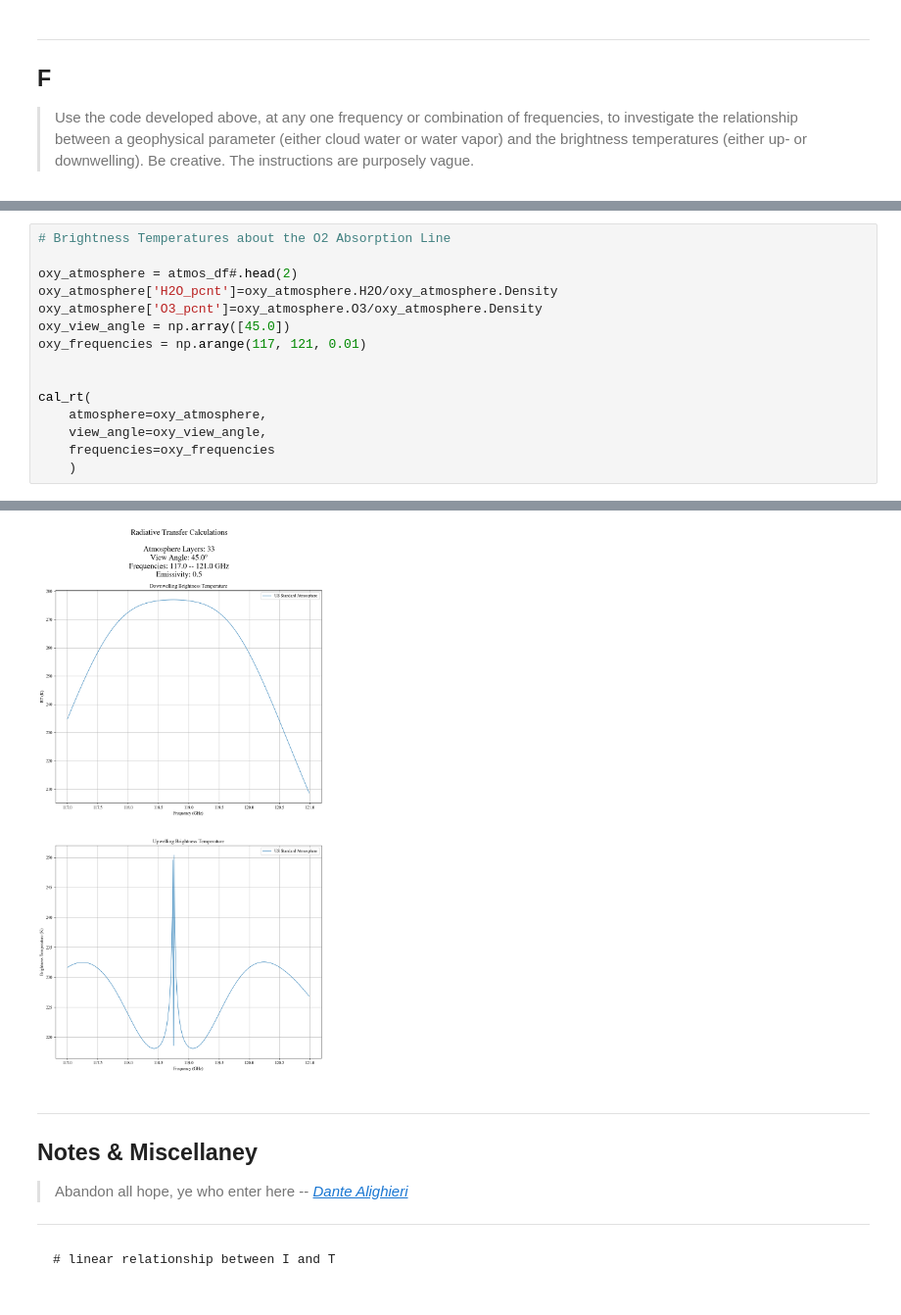
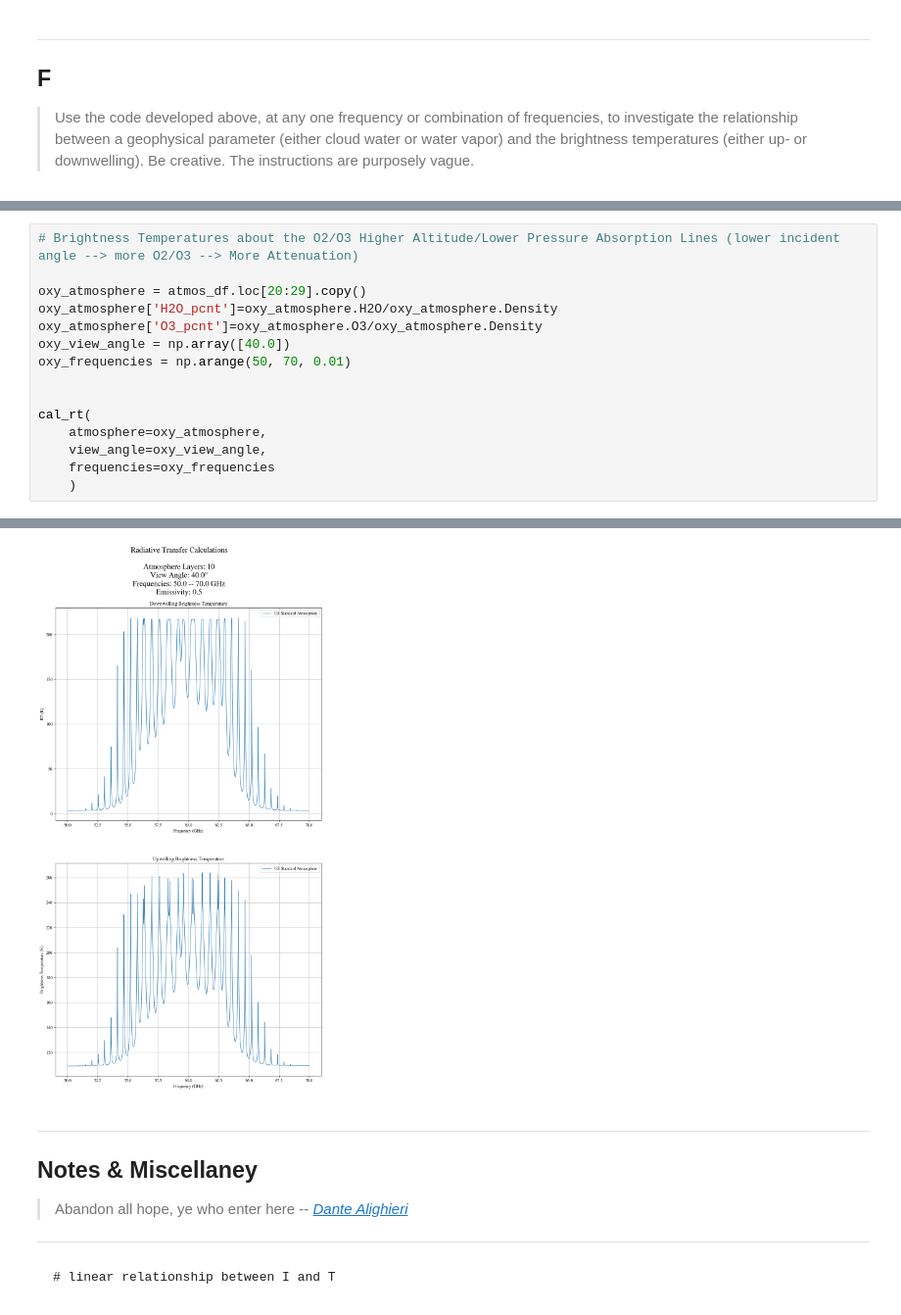
Before and after one commit to meghanstell/SynopticFinalProject, a Jupyter notebook: RadiationProject1_InProgress_MStell.ipynb, the cells around one changed output, grey strips where cells are left out. Shown at 98% size. Saved outputs shown, nothing was run; the diff lists cells and outputs as text.

```diff
--- a/RadiationProject1_InProgress_MStell.ipynb
+++ b/RadiationProject1_InProgress_MStell.ipynb
@@ -682,11 +697,11 @@ See the caveats in the documentation: https://pandas.pydata.org/pandas-docs/stab
 # %%
-# Brightness Temperatures about the O2 Absorption Line
+# Brightness Temperatures about the O2/O3 Higher Altitude/Lower Pressure Absorption Lines (lower incident angle --> more O2/O3 --> More Attenuation)
 
-oxy_atmosphere = atmos_df#.head(2)
+oxy_atmosphere = atmos_df.loc[20:29].copy()
 oxy_atmosphere['H2O_pcnt']=oxy_atmosphere.H2O/oxy_atmosphere.Density
 oxy_atmosphere['O3_pcnt']=oxy_atmosphere.O3/oxy_atmosphere.Density
-oxy_view_angle = np.array([45.0])
-oxy_frequencies = np.arange(117, 121, 0.01)
+oxy_view_angle = np.array([40.0])
+oxy_frequencies = np.arange(50, 70, 0.01)
 
 
 cal_rt(
@@ -715,4 +724,4 @@ cal_rt(
-[figure, old version]
+[figure, new version]
 # %% [markdown]
 ------
 
```
Also changed, not shown: parts of 3 cells of this notebook.
